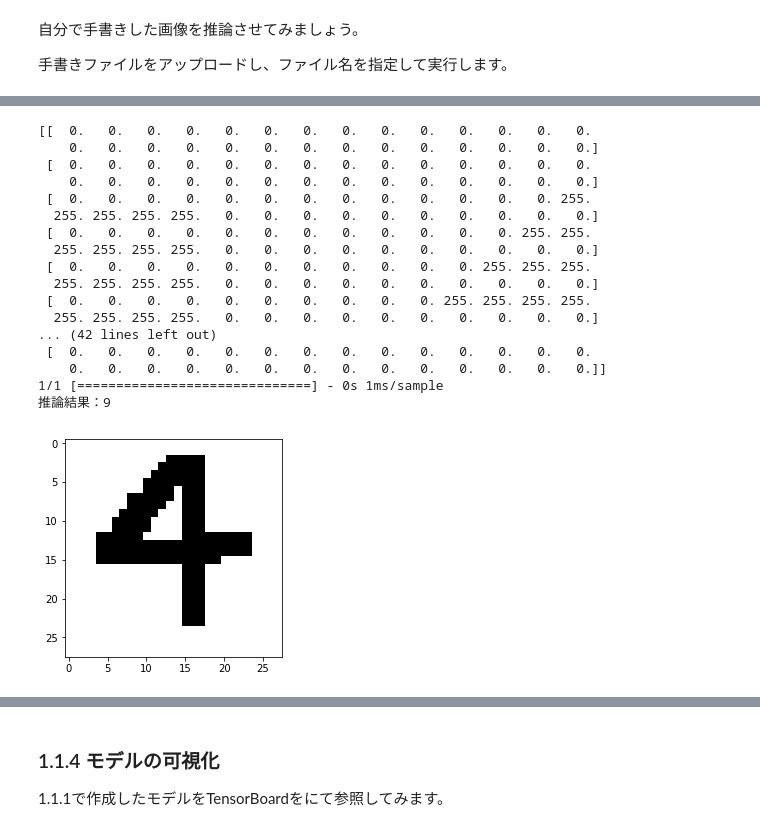
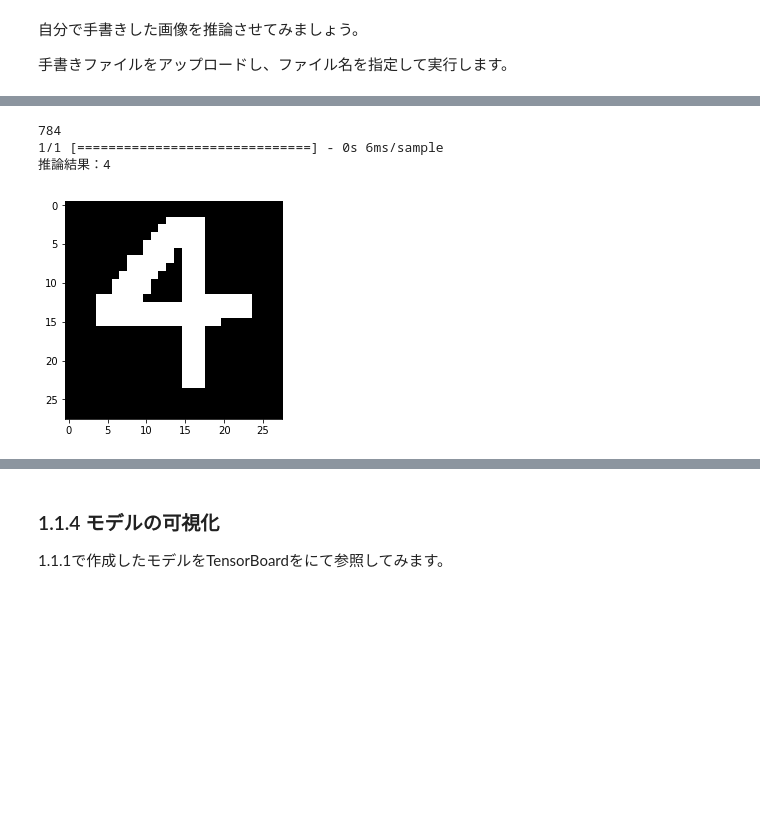
Before and after one commit to scpepper69/dl4us, a Jupyter notebook: lesson1/lesson1_sec1_exercise_mod.ipynb, the cells around one changed output, grey strips where cells are left out. Drawn from its saved outputs; the diff is of its cells as text; code cells hidden in the pictures; blank space fills up the shorter version.

```diff
--- a/lesson1/lesson1_sec1_exercise_mod.ipynb
+++ b/lesson1/lesson1_sec1_exercise_mod.ipynb
@@ -85,0 +52,13 @@ Downloading data from https://storage.googleapis.com/tensorflow/tf-keras-dataset
+# %%
+# Kerasにて用意されているデータセットをダウンロードします
+from tensorflow.keras.datasets import mnist
+from keras.datasets import cifar10
+
+# MNIST
+if data_set == "MNIST":
+    (x_train, y_train), (x_test, y_test) = mnist.load_data()
+    img_size,img_color=28,1
+# CIFAR10
+else:
+    (x_train, y_train), (x_test, y_test) = cifar10.load_data()
+    img_size,img_color=32,3
@@ -149,9 +130,6 @@ $\underset{K}{\underbrace{[0,\cdots,0,\overset{k}{\check{1}},0,\cdots,0]}}$
 keras.utils.to_categorical関数がその関数です。さっそくMNISTのデータセットにも適用してみましょう。
 
 https://keras.io/ja/utils/#to_categorical
-# %%
-# MLP or CNN
-model_structure="MLP"
 # %%
 from tensorflow.keras.utils import to_categorical
 import numpy as np
@@ -186,14 +167,6 @@ from tensorflow.keras.layers import Dense, Activation, Flatten
 # CNNモデル用ライブラリ
 from tensorflow.python.keras.layers import Conv2D, Convolution2D, MaxPooling2D, Dropout, BatchNormalization
 from tensorflow.python.keras import initializers
-# %%
-# CNNモデルの場合
-if model_structure=="CNN":
-    x_train = x_train.reshape(x_train.shape[0], 28, 28, 1)
-    x_test = x_test.reshape(x_test.shape[0], 28, 28, 1)
-    input_shape = (28, 28, 1)
-else:
-    input_shape = (784,)
 # %% [markdown]
 モデル構造を定義します。モデルの切り替えが用意にできるように、ここではモデル構造ごとにfunctionを用意しておきます。
 
@@ -397,7 +373,7 @@ _________________________________________________________________
 #          batch_size=1000, epochs=10, verbose=1,
 #          validation_data=(x_test, y_test))
 #print(y_test.shape)
-epochs=20
+epochs=10
 result = model.fit(x_train, y_train,
           batch_size=1000, epochs=epochs, verbose=1,callbacks=cbks,
           validation_data=(x_test, y_test))
@@ -523,45 +499,36 @@ Archive:  mnist.zip
 # %%
 import cv2
 
 # Google Colabにファイルをアップロード
 # アップロードしたファイルを指定
 img_path="./four001.png"
-img = cv2.imread(img_path,cv2.IMREAD_GRAYSCALE)
+
+if data_set=="MNIST":
+    img = cv2.imread(img_path,cv2.IMREAD_GRAYSCALE)
+    img = 255 - img #白黒反転
+else:
+    img = cv2.imread(img_path,cv2.IMREAD_COLOR)
+
 plt.imshow(img,'gray')
 
-img = 255 - img #白黒反転
-img = cv2.resize(img, dsize=(28,28)) # 28 x 28にサイズ変更
+img = cv2.resize(img, dsize=(img_size,img_size)) # 28 x 28にサイズ変更
 img = img.astype(np.float32)
-print(img)
+print(img.size)
 
 if model_structure=="CNN":
-    img = img.reshape(1, 28, 28 ,1) # 2次元から4次元に変換
+    img = img.reshape(1, img_size, img_size ,img_color) # 2次元から4次元に変換
 else:
-    img = img.reshape(1, 784).astype(np.float32)
+    img = img.reshape(1, img_size*img_size*img_color).astype(np.float32)
 
 pred = model.predict(img,verbose=1)
 
 # 推論処理
-print("推論結果："+str(pred.argmax()))
+print("推論結果："+str(labels[pred.argmax()]))
 # %% [output]
-[[  0.   0.   0.   0.   0.   0.   0.   0.   0.   0.   0.   0.   0.   0.
-    0.   0.   0.   0.   0.   0.   0.   0.   0.   0.   0.   0.   0.   0.]
- [  0.   0.   0.   0.   0.   0.   0.   0.   0.   0.   0.   0.   0.   0.
-    0.   0.   0.   0.   0.   0.   0.   0.   0.   0.   0.   0.   0.   0.]
- [  0.   0.   0.   0.   0.   0.   0.   0.   0.   0.   0.   0.   0. 255.
-  255. 255. 255. 255.   0.   0.   0.   0.   0.   0.   0.   0.   0.   0.]
- [  0.   0.   0.   0.   0.   0.   0.   0.   0.   0.   0.   0. 255. 255.
-  255. 255. 255. 255.   0.   0.   0.   0.   0.   0.   0.   0.   0.   0.]
- [  0.   0.   0.   0.   0.   0.   0.   0.   0.   0.   0. 255. 255. 255.
-  255. 255. 255. 255.   0.   0.   0.   0.   0.   0.   0.   0.   0.   0.]
- [  0.   0.   0.   0.   0.   0.   0.   0.   0.   0. 255. 255. 255. 255.
-  255. 255. 255. 255.   0.   0.   0.   0.   0.   0.   0.   0.   0.   0.]
-... (42 lines left out)
- [  0.   0.   0.   0.   0.   0.   0.   0.   0.   0.   0.   0.   0.   0.
-    0.   0.   0.   0.   0.   0.   0.   0.   0.   0.   0.   0.   0.   0.]]
-1/1 [==============================] - 0s 1ms/sample
-推論結果：9
+784
+1/1 [==============================] - 0s 6ms/sample
+推論結果：4
-[figure, old version]
+[figure, new version]
 # %%
 from tensorflow.keras import backend as K
 import matplotlib.pyplot as plt
```
Also changed, not shown: parts of 26 cells of this notebook.
